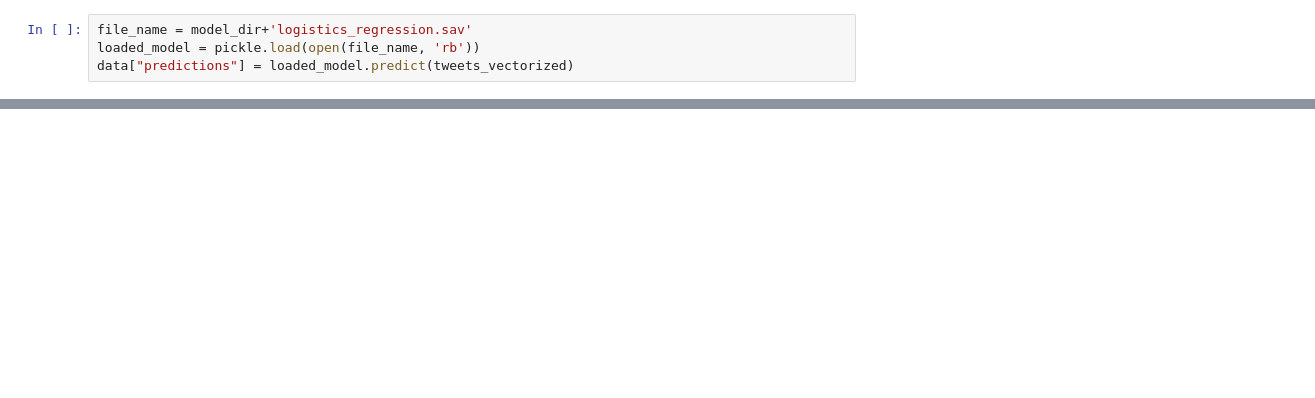
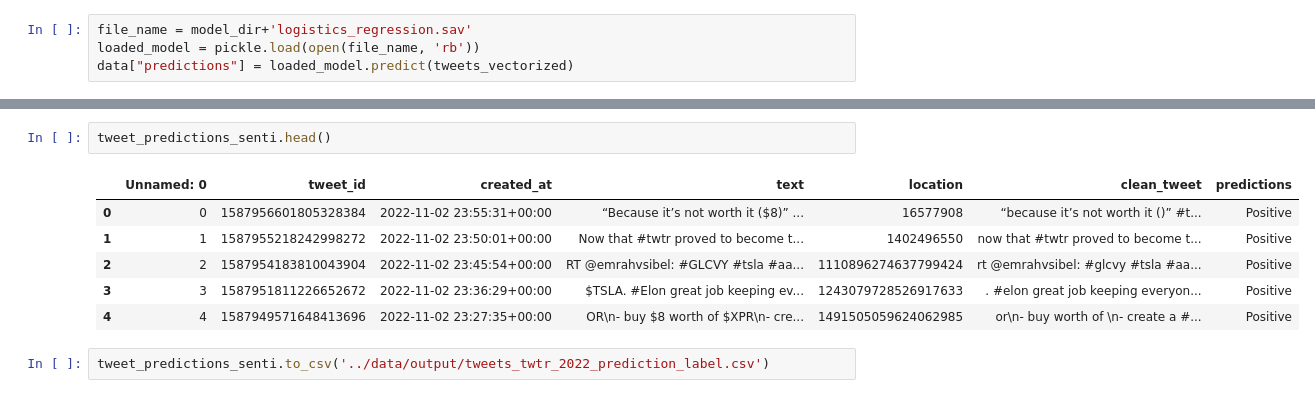
Before and after one commit to laks01/twitter-sentiment-capstone, a Jupyter notebook: model-prediction/logistics-prediction.ipynb, the cells around one changed output, grey strips where cells are left out. Drawn from its saved outputs; the diff is of its cells as text; blank space fills up the shorter version.

```diff
--- a/model-prediction/logistics-prediction.ipynb
+++ b/model-prediction/logistics-prediction.ipynb
@@ -82,0 +63,11 @@ NameError: name 'tweet_predictions_senti' is not defined
+# %%
+tweet_predictions_senti.head()
+# %% [output]
+|  | Unnamed: 0 | tweet_id | created_at | text | location | clean_tweet | predictions |
+| 0 | 0 | 1587956601805328384 | 2022-11-02 23:55:31+00:00 | “Because it’s not worth it ($8)” ... | 16577908 | “because it’s not worth it ()” #t... | Positive |
+| 1 | 1 | 1587955218242998272 | 2022-11-02 23:50:01+00:00 | Now that #twtr proved to become t... | 1402496550 | now that #twtr proved to become t... | Positive |
+| 2 | 2 | 1587954183810043904 | 2022-11-02 23:45:54+00:00 | RT @emrahvsibel: #GLCVY #tsla #aa... | 1110896274637799424 | rt @emrahvsibel: #glcvy #tsla #aa... | Positive |
+| 3 | 3 | 1587951811226652672 | 2022-11-02 23:36:29+00:00 | $TSLA. #Elon great job keeping ev... | 1243079728526917633 | . #elon great job keeping everyon... | Positive |
+| 4 | 4 | 1587949571648413696 | 2022-11-02 23:27:35+00:00 | OR\n- buy $8 worth of $XPR\n- cre... | 1491505059624062985 | or\n- buy worth of \n- create a #... | Positive |
+# %%
+tweet_predictions_senti.to_csv('../data/output/tweets_twtr_2022_prediction_label.csv')
```
Also changed, not shown: parts of 7 cells of this notebook, 5 other files.
